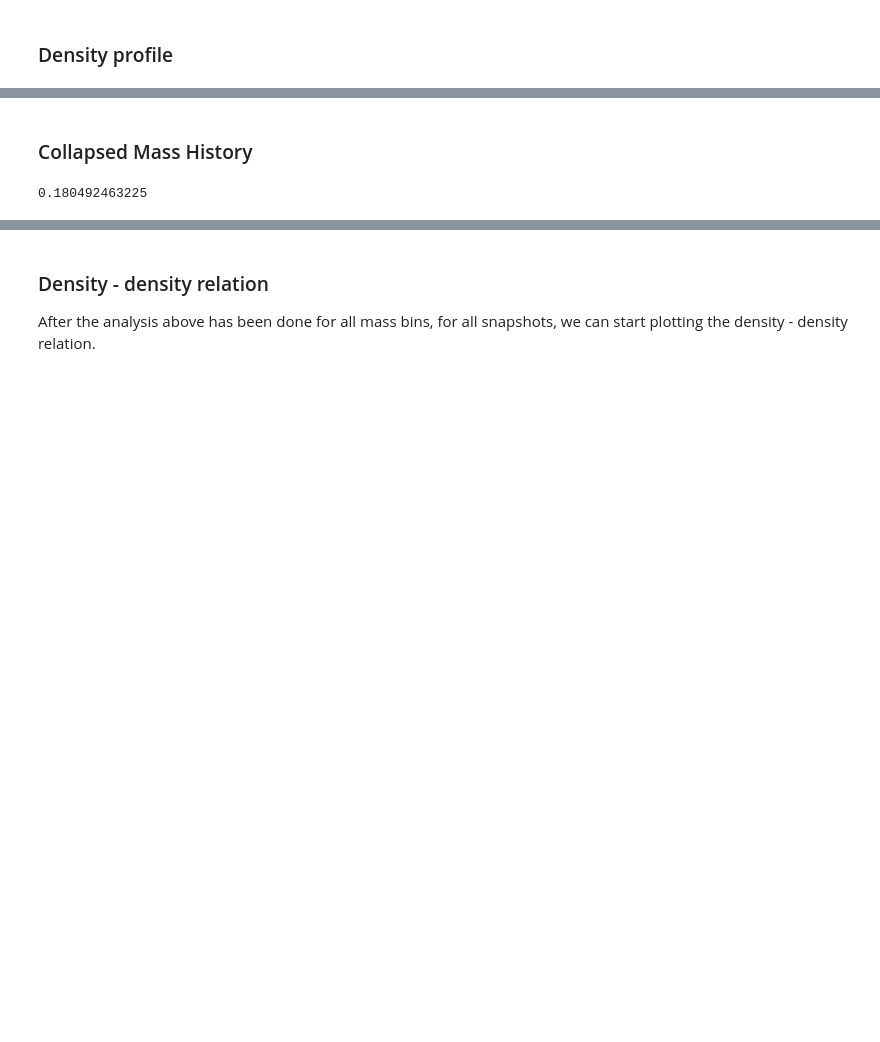
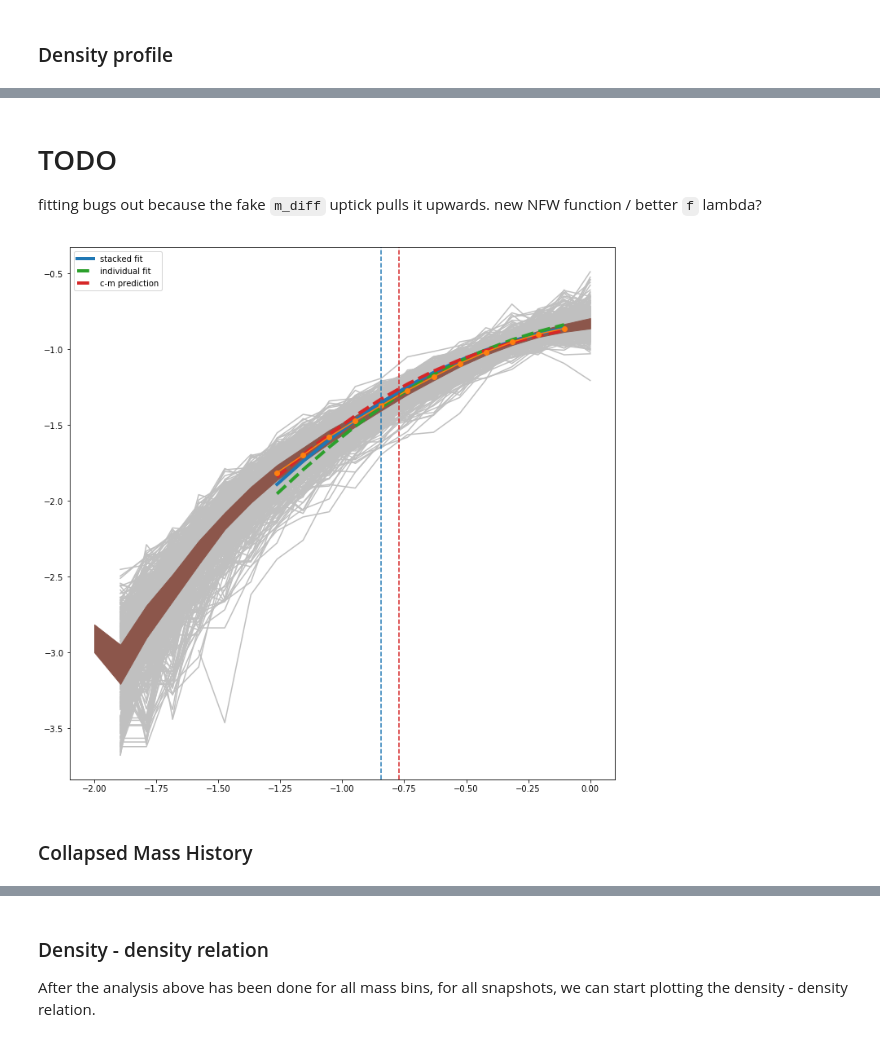
Before and after one commit to oleskiewicz/hbtp, a Jupyter notebook: notebook.ipynb, the cells around one changed output, grey strips where cells are left out. Saved outputs shown, nothing was run; the diff lists cells and outputs as text; code cells hidden in the pictures; blank space fills up the shorter version.

Commit message:
Fixing NFW fitting routine

```diff
--- a/notebook.ipynb
+++ b/notebook.ipynb
@@ -88,2 +102,7 @@ hs = hs[hs['bin'] == bin]
+# %%
+hs = read_haloes(r, snap)
+_, bin_edges = np.histogram(np.log10(hs['M200Crit']), nbins)
+hs = bin_haloes(hs, 'M200Crit', bin_edges)
+hs = hs[hs['bin'] == bin]
 # %% [markdown]
 ### Density profile
@@ -110 +109,16 @@ array([ 577,  651,  678,  697,  698,  703,  706,  707,  752,  762,  769,
+# %%
+def f(x, c):
+    return np.log10(nfw.m(np.power(10.0, x), c))
+# %%
+def halo_profiles_individual(r, hs, snap):
+    ps = r.GetHostProfile([list(hs['HaloId']),], snap)
+    xmin = 0.5*np.cbrt((4.0*np.pi)/(3.0*np.sum(np.mean(ps, axis=0))))
+    ps = np.divide(ps.T, np.sum(ps, axis=1)).T
+    x = np.linspace(-2.0, 0.0, 20)
+    xmax = 0.8
+    idx = np.where((np.power(10,x) < xmax) & (np.power(10,x) > xmin))
+    c = np.median([fit(x[idx], p[idx], prof)[0] for p in ps])
+    return c
+
+c_individual = halo_profiles_individual(r, hs, snap)
 # %%
@@ -146,7 +147,41 @@ plt.axvline(np.log10(1.0/c_nfw), color='C3', linestyle='--')
+# %% [markdown]
+# TODO
+
+fitting bugs out because the fake `m_diff` uptick pulls it upwards.  new NFW function / better `f` lambda?
+# %%
+def plot_halo_profiles(ax, profile, *args):
+    if profile == 'nfw':
+        ps, x, p, idx, rho_s, c = args
+    elif profile == 'einasto':
+        ps, x, p, idx, rho_s, c, a = args
+    else:
+        raise ValueError("Profile must be either 'nfw' or 'einasto'")
+
+    s1 = np.percentile(ps, 32.0, axis=0)
+    s2 = np.percentile(ps, 68.0, axis=0)
+
+    ax.fill_between(x, np.log10(s1), np.log10(s2), color='C5')
+
+    ax.plot(x[idx], np.log10(nfw.m(np.power(10.,x), c)[idx]),
+        color='C0', linestyle='-', linewidth=4, zorder=2, label='stacked fit')
+
+    ax.plot(x[idx], np.log10(nfw.m(np.power(10.,x), c_individual)[idx]),
+        color='C2',  linestyle='--',linewidth=4, zorder=2, label='individual fit')
+
+    ax.plot(x[idx], np.log10(nfw.m(np.power(10.,x), 7.943282347242816)[idx]),
+        color='C3', linestyle='--', linewidth=4, zorder=2, label='c-m prediction')
+
+    [ax.plot(x[1:], np.log10(_[1:]), color='silver', zorder=0) for _ in ps]
+    ax.plot(x[idx], np.log10(p[idx]), color='C1', marker='o', zorder=2)
+    ax.axvline(np.log10(1.0/c), color='C0', linestyle='--')
+    ax.axvline(np.log10(1.0/c_individual), color='C3', linestyle='--')
+
+
+    ax.legend()
+
+fig, ax = plt.subplots(1)
+plot_halo_profiles(ax, prof, *halo_profiles(r, hs, snap, prof))
+# %% [output]
+[figure, added]
 # %% [markdown]
 ### Collapsed Mass History
-# %%
-F = einasto.m_enc(1.0/c, c, a)
-print(F)
-# %% [output]
-0.180492463225
```
Also changed, not shown: parts of 24 cells of this notebook, 4 other files.
